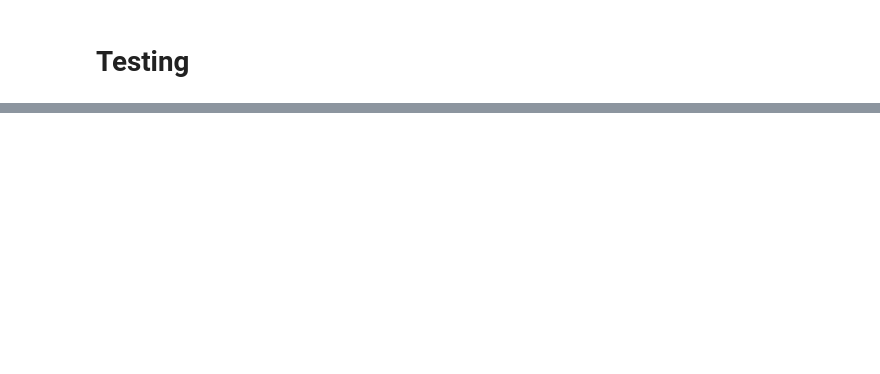
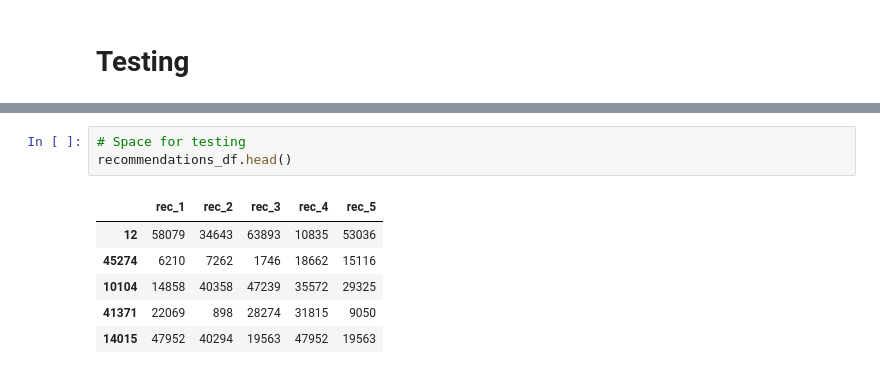
Before and after one commit to manu675/Data_Mining_Cup_Prudsys_21, a Jupyter notebook: MainTopics_Classifier_v3.ipynb, the cells around one changed output, grey strips where cells are left out. Drawn from its saved outputs; the diff is of its cells as text; blank space fills up the shorter version.

```diff
--- a/MainTopics_Classifier_v3.ipynb
+++ b/MainTopics_Classifier_v3.ipynb
@@ -292,0 +287,10 @@ items_df.head()
+# %%
+# Space for testing
+recommendations_df.head()
+# %% [output]
+|  | rec_1 | rec_2 | rec_3 | rec_4 | rec_5 |
+| 12 | 58079 | 34643 | 63893 | 10835 | 53036 |
+| 45274 | 6210 | 7262 | 1746 | 18662 | 15116 |
+| 10104 | 14858 | 40358 | 47239 | 35572 | 29325 |
+| 41371 | 22069 | 898 | 28274 | 31815 | 9050 |
+| 14015 | 47952 | 40294 | 19563 | 47952 | 19563 |
```
Also changed, not shown: parts of 10 cells of this notebook.
